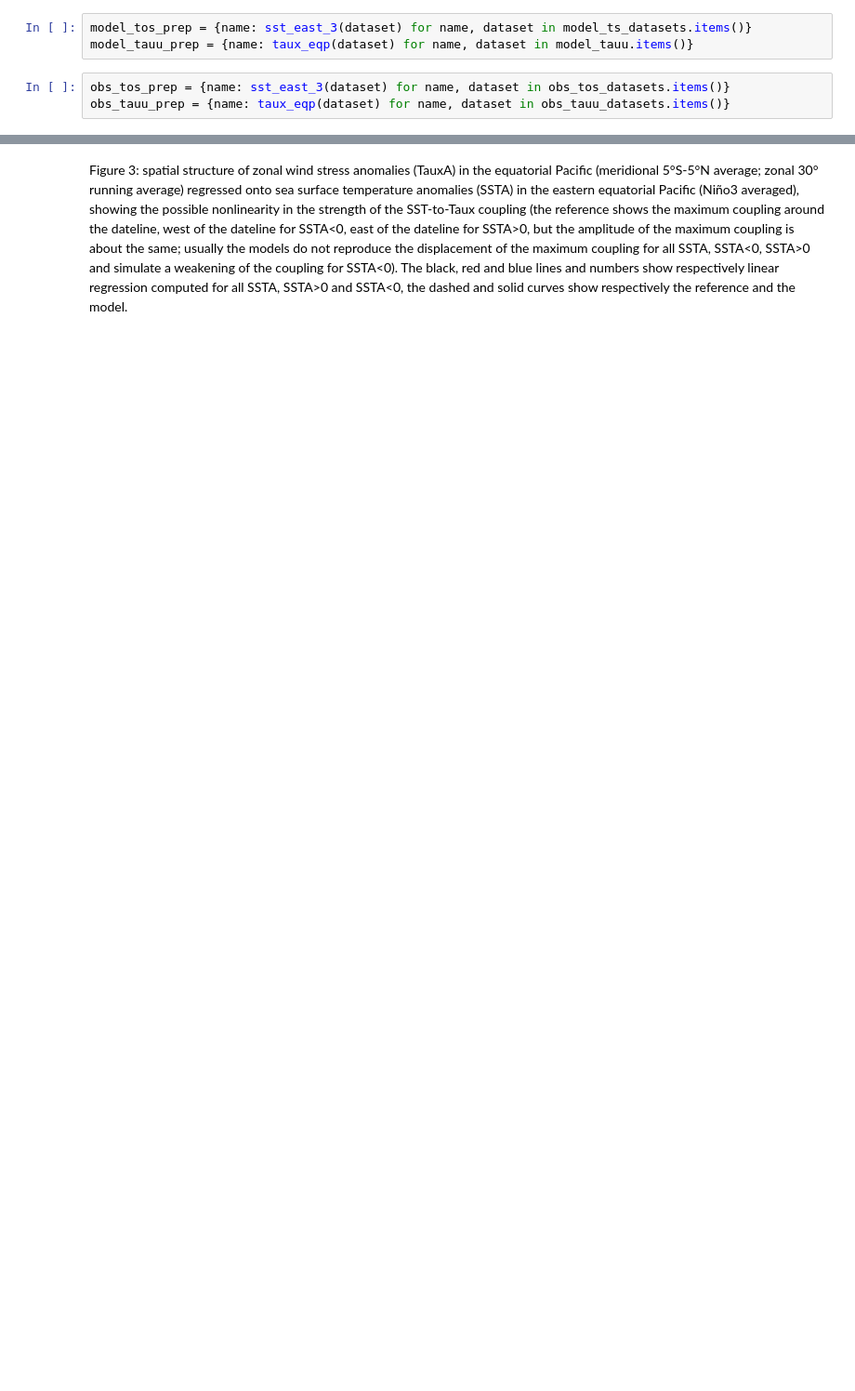
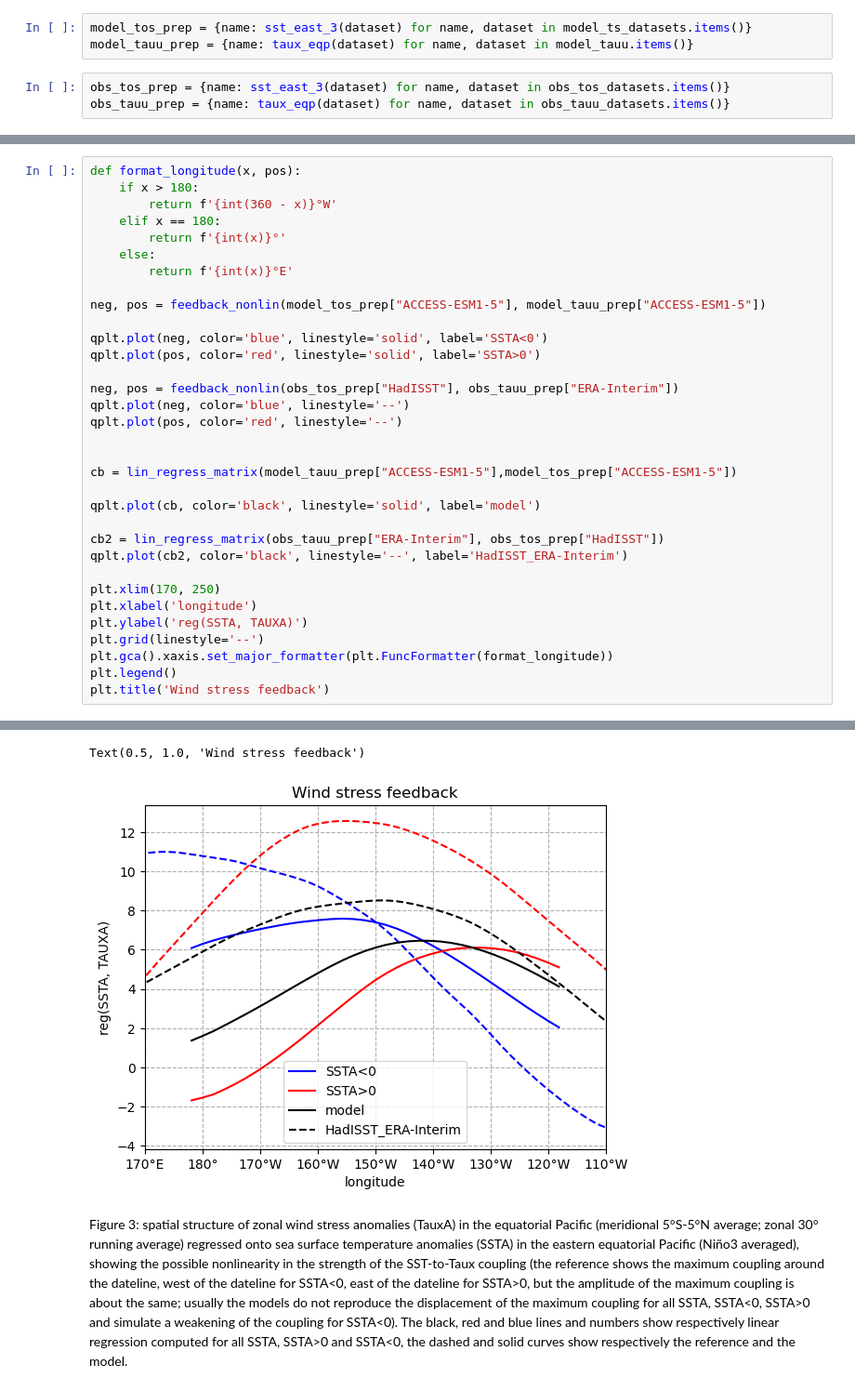
Before and after one commit to ACCESS-NRI/ACCESS-ENSO-recipes, a Jupyter notebook: 20-SST_Taux_feedback.ipynb, the cells around one changed output, grey strips where cells are left out. Shown at 93% size. Drawn from its saved outputs; the diff is of its cells as text; blank space fills up the shorter version.

```diff
--- a/20-SST_Taux_feedback.ipynb
+++ b/20-SST_Taux_feedback.ipynb
@@ -445,0 +332,34 @@ plt.gca().xaxis.set_major_formatter(plt.FuncFormatter(format_longitude))
+# %%
+def format_longitude(x, pos):
+    if x > 180:
+        return f'{int(360 - x)}°W'
+    elif x == 180:
+        return f'{int(x)}°'
+    else:
+        return f'{int(x)}°E'
+
+neg, pos = feedback_nonlin(model_tos_prep["ACCESS-ESM1-5"], model_tauu_prep["ACCESS-ESM1-5"])
+
+qplt.plot(neg, color='blue', linestyle='solid', label='SSTA<0')
+qplt.plot(pos, color='red', linestyle='solid', label='SSTA>0')
+
+neg, pos = feedback_nonlin(obs_tos_prep["HadISST"], obs_tauu_prep["ERA-Interim"])
+qplt.plot(neg, color='blue', linestyle='--')
+qplt.plot(pos, color='red', linestyle='--')
+
+
+cb = lin_regress_matrix(model_tauu_prep["ACCESS-ESM1-5"],model_tos_prep["ACCESS-ESM1-5"])
+
+qplt.plot(cb, color='black', linestyle='solid', label='model')
+
+cb2 = lin_regress_matrix(obs_tauu_prep["ERA-Interim"], obs_tos_prep["HadISST"])
+qplt.plot(cb2, color='black', linestyle='--', label='HadISST_ERA-Interim')
+
+plt.xlim(170, 250)
+plt.xlabel('longitude')
+plt.ylabel('reg(SSTA, TAUXA)')
+plt.grid(linestyle='--')
+plt.gca().xaxis.set_major_formatter(plt.FuncFormatter(format_longitude))
+plt.legend()
+plt.title('Wind stress feedback')
+# %% [output]
@@ -446,2 +378,4 @@ plt.gca().xaxis.set_major_formatter(plt.FuncFormatter(format_longitude))
+Text(0.5, 1.0, 'Wind stress feedback')
+[figure, added]
 # %% [markdown]
 Figure 3: spatial structure of zonal wind stress anomalies (TauxA) in the equatorial Pacific (meridional 5°S-5°N average; zonal 30° running average) regressed onto sea surface temperature anomalies (SSTA) in the eastern equatorial Pacific (Niño3 averaged), showing the possible nonlinearity in the strength of the SST-to-Taux coupling (the reference shows the maximum coupling around the dateline, west of the dateline for SSTA<0, east of the dateline for SSTA>0, but the amplitude of the maximum coupling is about the same; usually the models do not reproduce the displacement of the maximum coupling for all SSTA, SSTA<0, SSTA>0 and simulate a weakening of the coupling for SSTA<0). The black, red and blue lines and numbers show respectively linear regression computed for all SSTA, SSTA>0 and SSTA<0, the dashed and solid curves show respectively the reference and the model.
```
Also changed, not shown: parts of 10 cells of this notebook.
